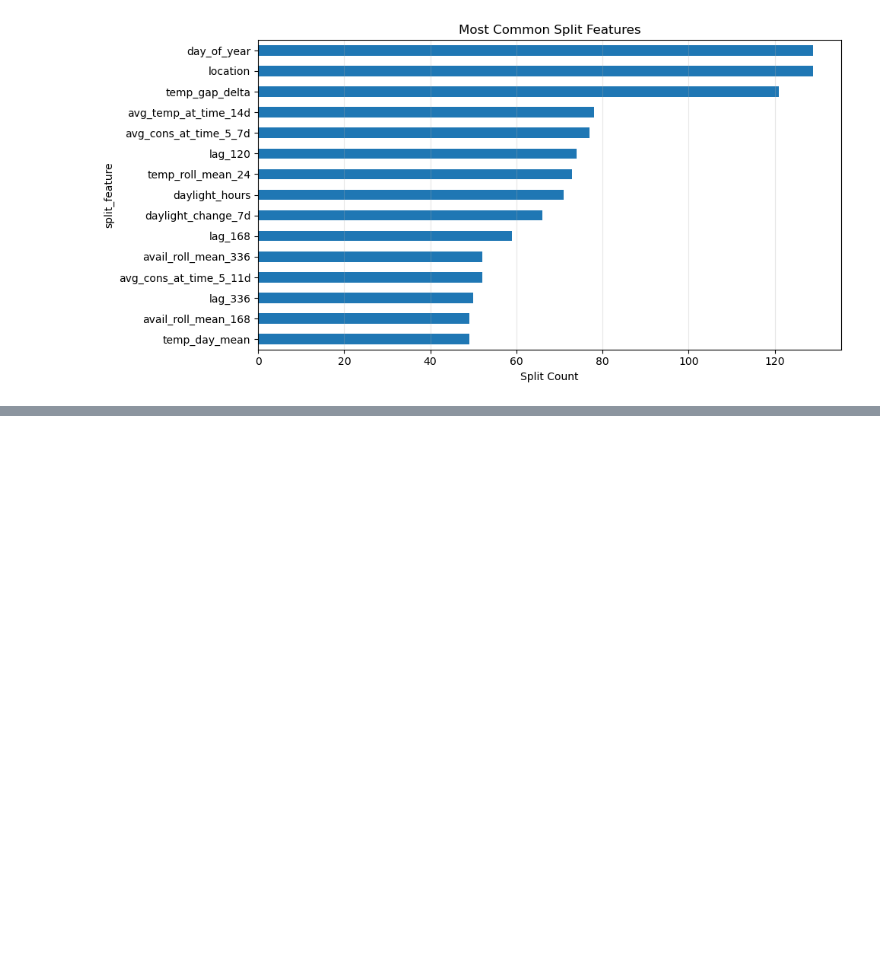
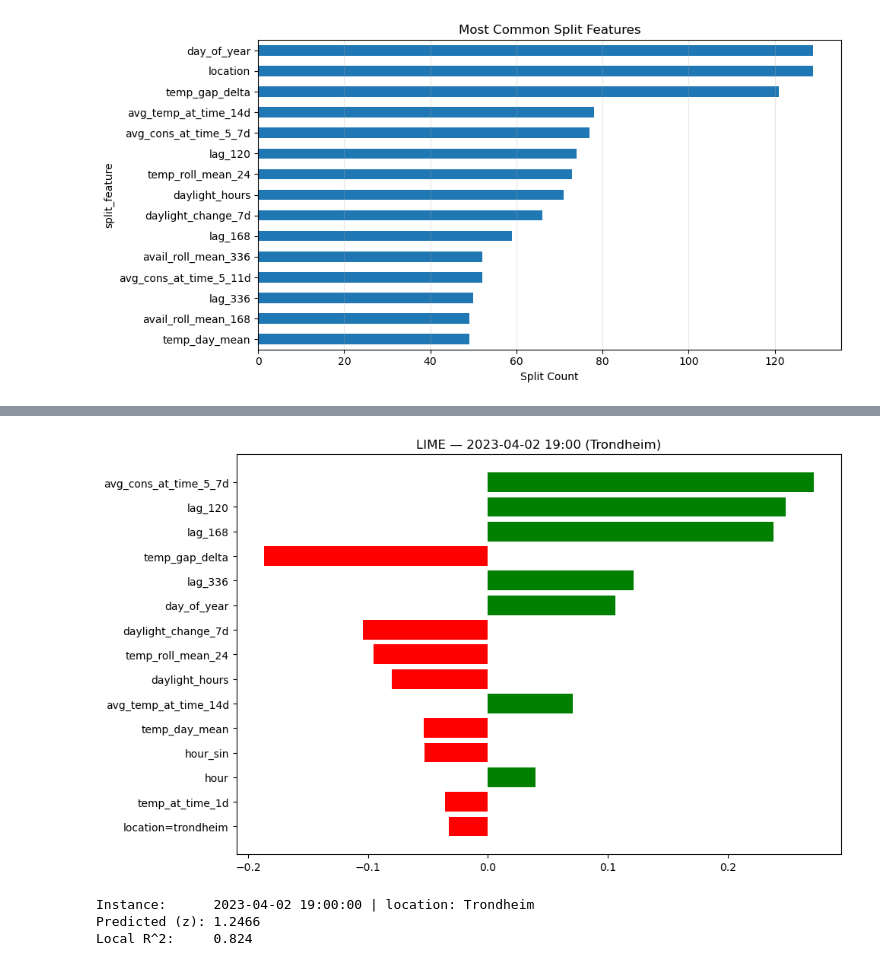
Before and after one commit to sagrimstad/EIT_G3, a Jupyter notebook: notebooks/lgbm_pipeline.ipynb, the cells around one changed output, grey strips where cells are left out. Cells and saved outputs as stored; diff of their text form; code cells hidden in the pictures; blank space fills up the shorter version.

```diff
--- a/notebooks/lgbm_pipeline.ipynb
+++ b/notebooks/lgbm_pipeline.ipynb
@@ -1145,0 +1306,51 @@ comparison.to_csv("model_comparison.csv", index=False)
+# %%
+target_location = "trondheim"
+
+loc_series = (
+    last.X_test["location"]
+    .astype(str)
+    .str.strip()
+    .str.lower()
+)
+
+candidate_idx = np.flatnonzero(loc_series.eq(target_location).to_numpy())
+
+if len(candidate_idx) == 0:
+    print("No matching rows found.")
+    print("Available locations:", sorted(loc_series.unique()))
+else:
+    rows = []
+    for i in candidate_idx:
+        exp = lime_explainer.explain_instance(
+            X_test_lime[i],
+            lime_predict_proxy,
+            num_features=15,
+        )
+        rows.append((i, exp.score))
+
+    best_idx, best_r2 = max(rows, key=lambda t: t[1])
+
+    lime_exp = lime_explainer.explain_instance(
+        X_test_lime[best_idx],
+        lime_predict_proxy,
+        num_features=15,
+    )
+
+    ts = last.X_test.index[best_idx]
+    loc = str(last.X_test.iloc[best_idx]["location"]).title()
+
+    fig = lime_exp.as_pyplot_figure()
+    fig.set_size_inches(10, 6)
+    plt.title(f"LIME — {ts.date()} {ts.hour:02d}:00 ({loc})")
+    plt.tight_layout()
+    plt.savefig("lime_explanation.png", bbox_inches="tight")
+    plt.show()
+
+    print(f"Instance:      {ts} | location: {loc}")
+    print(f"Predicted (z): {lime_exp.predicted_value:.4f}")
+    print(f"Local R^2:     {lime_exp.score:.3f}")
+# %% [output]
+[figure, added]
+Instance:      2023-04-02 19:00:00 | location: Trondheim
+Predicted (z): 1.2466
+Local R^2:     0.824
```
Also changed, not shown: parts of 11 cells of this notebook, 3 other files.
